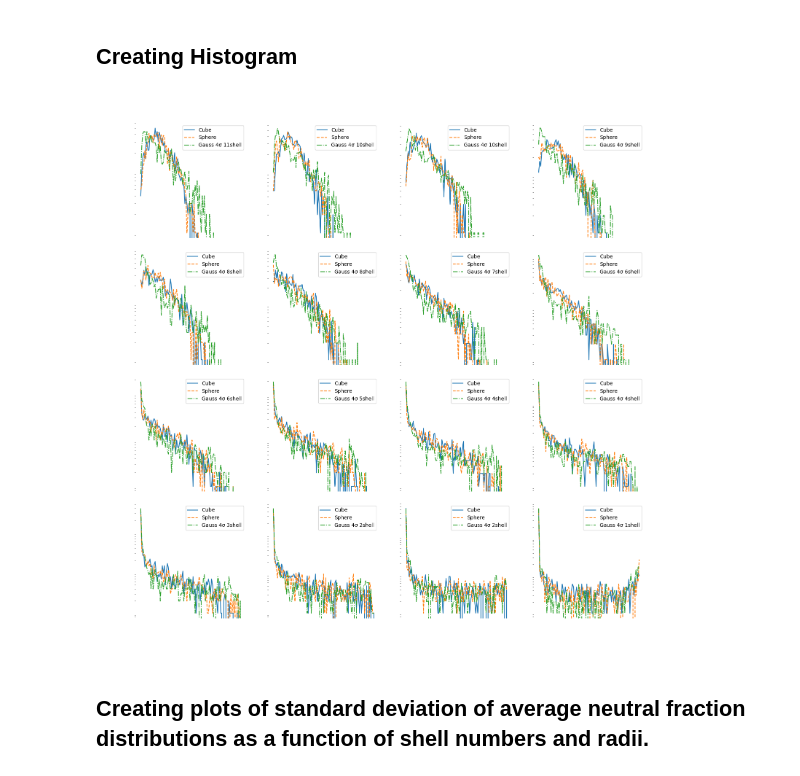
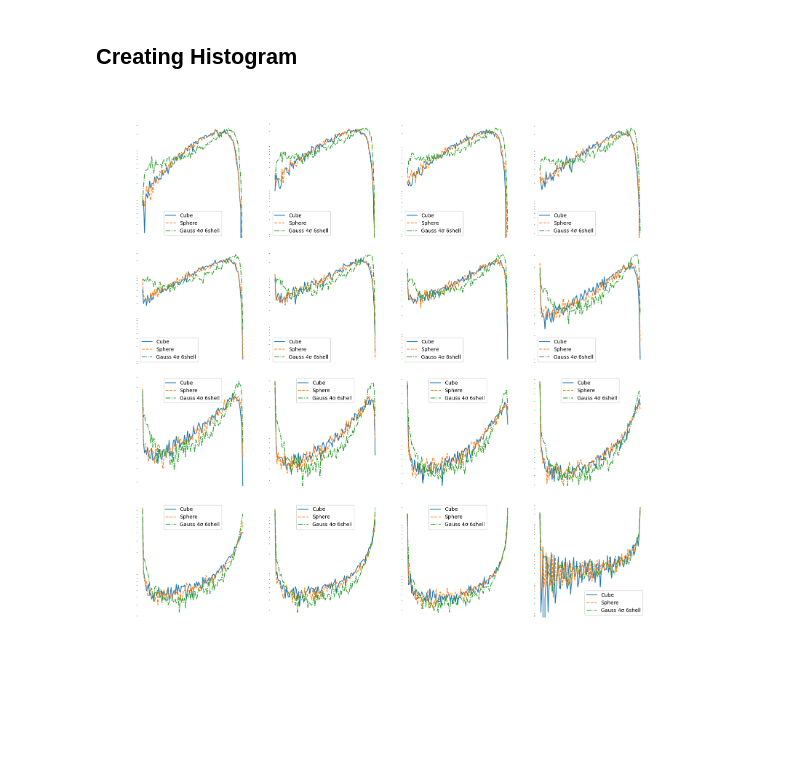
Before and after one commit to tommychinwj/HI_characterization, a Jupyter notebook: cube_HI_characterization.ipynb, the cells around one changed output. Saved outputs shown, nothing was run; the diff lists cells and outputs as text; code cells hidden in the pictures; blank space fills up the shorter version.

```diff
--- a/cube_HI_characterization.ipynb
+++ b/cube_HI_characterization.ipynb
@@ -653,11 +653,11 @@ cosmo_params = p21c.CosmoParams()
 # %% [markdown]
 ## User Parameters, like box length, number of voxels (i.e. resolution) etc.
 # %%
-BOX_LEN=301*2
+BOX_LEN=301
 HII_DIM=301
 
 user_params = p21c.UserParams(
-    BOX_LEN=301,  # Box length in Mpc
+    BOX_LEN=BOX_LEN,  # Box length in Mpc
     DIM=4*HII_DIM,      # Number of Voxels for hight resolution
     HII_DIM=HII_DIM  # Number of Voxels for low resolution
 )
@@ -671,5 +671,5 @@ init_cond = p21c.initial_conditions(
 # %% [markdown]
 ## Creating Ionize box
 # %%
-redshift=6.5
+redshift=8
 ionized = p21c.ionize_box(redshift=redshift, init_boxes=init_cond).xH_box
@@ -747,7 +774,7 @@ def generate_distributions(
 # %% [markdown]
 ## Generate the distributions and storing the data in global variables
 # %%
-radii = np.arange(34, 3, -2)  # array([34, 32, 30,... 6, 4]) units: voxels
+radii = np.arange(17, 1, -1)  # array([34, 32, 30,... 6, 4]) units: voxels
 iterations = 10**4
 sigma_factors = [4]
 shell_numbers = [6]
@@ -780,27 +847,25 @@ progress = 100%, local time = 10:49:55PM PDT
 # %%
 histogram(
     y1s=tuple(cubes),
     y2s=tuple(spheres),
     y3s=gaussians,
     marker_lines=['-.'],
     y1s_label='Cube',
     y2s_label='Sphere',
     y3s_label='Gauss',
     title=[f'Radius={r*BOX_LEN/HII_DIM}Mpc' for r in radii],
     shared_title=f'Distribution of Average \
-Neutral Fraction ((4*HII_DIM)^3 init box, iterations={iterations:.0e}, redshift={redshift})',
+Neutral Fraction (iterations={iterations:.0e}, redshift={redshift}, total neutral fraction=64%)',
     shared_y_label='Counts',
     shared_x_label='Neutral Fraction',
     figure_shape=(4,4),
     figure_size=(18,18),
     vertical_gap=0.1,
     horizontal_gap=0.2,
     y_scale='log',
 #     y_notation='sci',
     share_y_axis=False
 #     dpi=1000
 )
 # %% [output]
-[figure, old version]
+[figure, new version]
-# %% [markdown]
-## Creating plots of standard deviation of average neutral fraction distributions as a function of shell numbers and radii.
```
Also changed, not shown: parts of 13 cells of this notebook, 1 other file.
